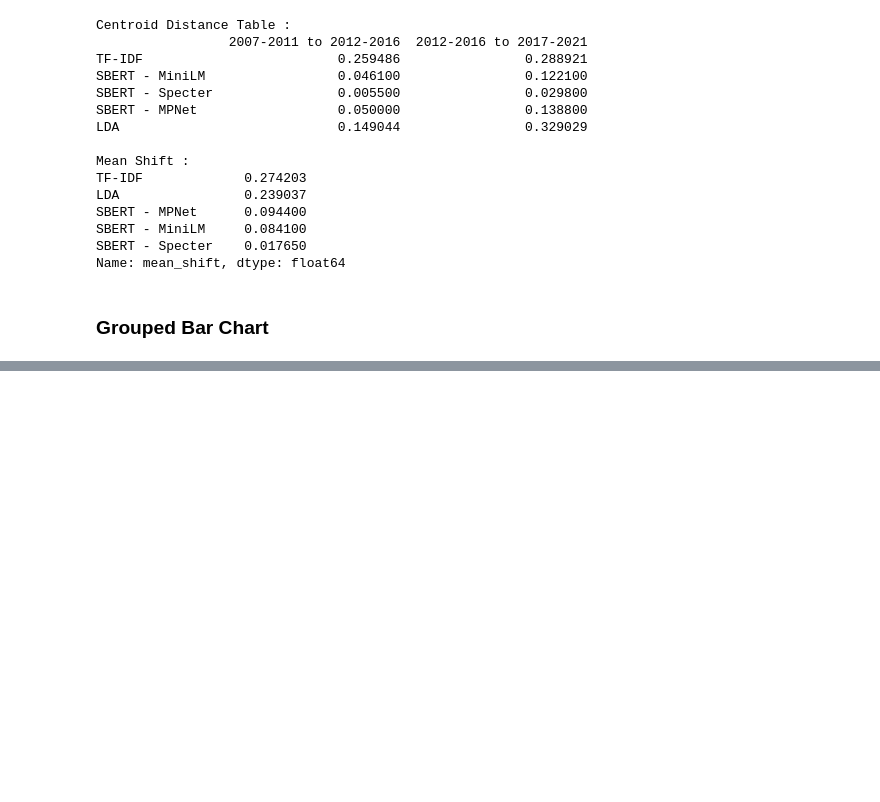
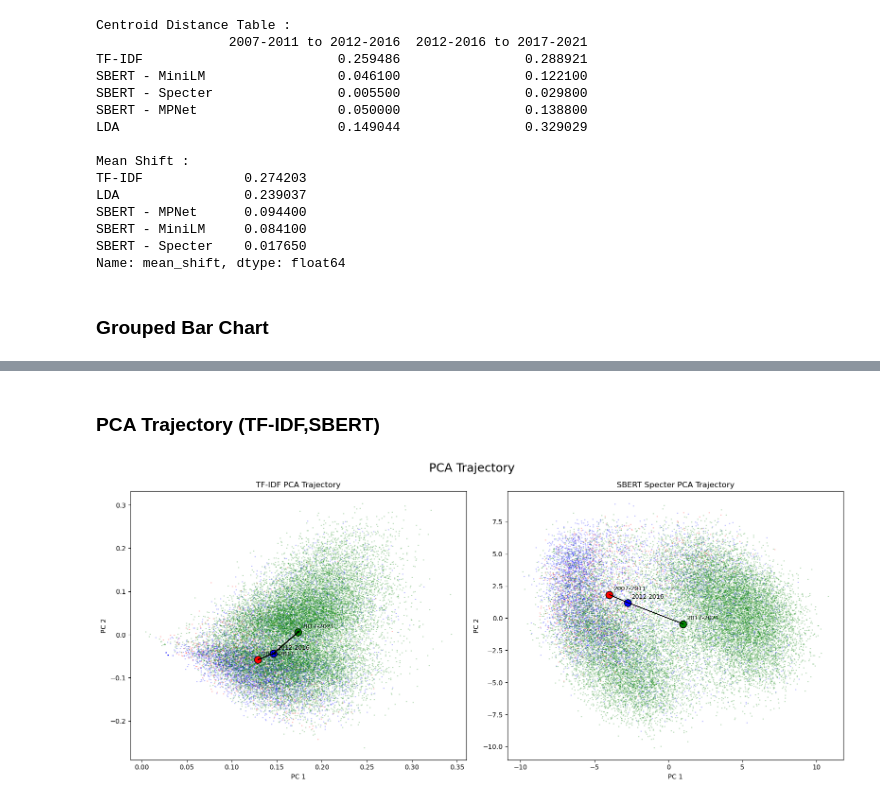
Before and after one commit to rohan-crypto/Text_Analytics_Team33_Task3, a Jupyter notebook: INTEGRATION_CODE/Final Integration code.ipynb, the cells around one changed output, grey strips where cells are left out. Drawn from its saved outputs; the diff is of its cells as text; code cells hidden in the pictures; blank space fills up the shorter version.

```diff
--- a/INTEGRATION_CODE/Final Integration code.ipynb
+++ b/INTEGRATION_CODE/Final Integration code.ipynb
@@ -175,0 +210,59 @@ plt.show()
+# %% [markdown]
+### PCA Trajectory (TF-IDF,SBERT)
+# %%
+year_clrs = {'2007-2011':'red','2012-2016':'blue','2017-2021':'green'}
+year_order = ['2007-2011','2012-2016','2017-2021']
+
+fig,(ax1, ax2) = plt.subplots(1, 2,figsize=(16,7))
+
+# TF-IDF
+for period,clr in year_clrs.items():
+    mask = df_pca_tfidf['period'] == period
+    ax1.scatter(df_pca_tfidf.loc[mask,'x'],df_pca_tfidf.loc[mask,'y'],c=clr,s=1,alpha=0.2,label=period)
+tfidf_centroids = df_pca_tfidf.groupby('period')[['x','y']].mean()
+for period,clr in year_clrs.items():
+    if period in tfidf_centroids.index:
+        centroid_x = tfidf_centroids.loc[period,'x']
+        centroid_y = tfidf_centroids.loc[period,'y']
+        ax1.scatter(centroid_x,centroid_y,c=clr,s=120,edgecolors='black')
+        ax1.annotate(period,(centroid_x,centroid_y),xytext=(6,6),textcoords='offset points',fontsize=9)
+for i in range(len(year_order)-1):
+    yr_1 = year_order[i]
+    yr_2 = year_order[i+1]
+    x1,y1 = tfidf_centroids.loc[yr_1,'x'],tfidf_centroids.loc[yr_1,'y']
+    x2,y2 = tfidf_centroids.loc[yr_2,'x'],tfidf_centroids.loc[yr_2,'y']
+    ax1.arrow(x1,y1,x2-x1,y2-y1,fc='black',ec='black')
+
+ax1.set_title('TF-IDF PCA Trajectory')
+ax1.set_xlabel('PC 1')
+ax1.set_ylabel('PC 2')
+
+# SBERT - Specter
+for period, clr in year_clrs.items():
+    mask = df_pca_specter['period'] == period
+    ax2.scatter(df_pca_specter.loc[mask,'x'], df_pca_specter.loc[mask,'y'],c=clr,s=1,alpha=0.2,label=period)
+specter_centroids = df_pca_specter.groupby('period')[['x','y']].mean()
+for period,clr in year_clrs.items():
+    if period in specter_centroids.index:
+        centroid_x = specter_centroids.loc[period,'x']
+        centroid_y = specter_centroids.loc[period,'y']
+        ax2.scatter(centroid_x,centroid_y,c=clr,s=120,edgecolors='black')
+        ax2.annotate(period,(centroid_x,centroid_y),xytext=(6,6),textcoords='offset points',fontsize=9)
+for i in range(len(year_order)-1):
+    yr_1 = year_order[i]
+    yr_2 = year_order[i+1]
+    x1,y1 = specter_centroids.loc[yr_1,'x'],specter_centroids.loc[yr_1,'y']
+    x2,y2 = specter_centroids.loc[yr_2,'x'],specter_centroids.loc[yr_2,'y']
+    ax2.arrow(x1,y1,x2-x1,y2-y1,fc='black',ec='black')
+
+ax2.set_title('SBERT Specter PCA Trajectory')
+ax2.set_xlabel('PC 1')
+ax2.set_ylabel('PC 2')
+
+
+plt.suptitle('PCA Trajectory',fontsize=18)
+plt.tight_layout()
+plt.savefig('final_figures/axis1_pca_trajectory_comparison.png',dpi=150)
+plt.show()
+# %% [output]
+[figure, added]
```
Also changed, not shown: parts of 3 cells of this notebook, 2 other files.
